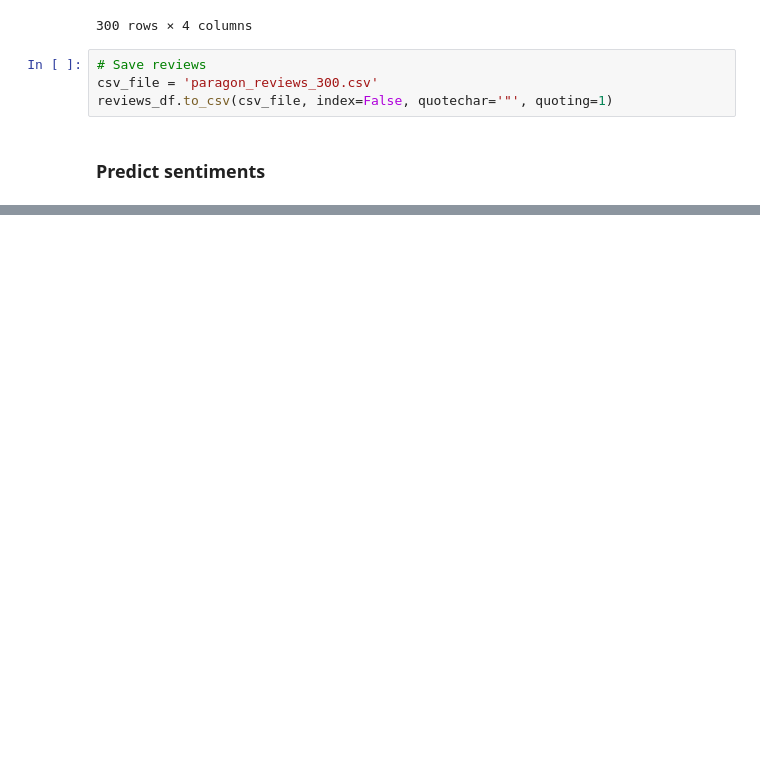
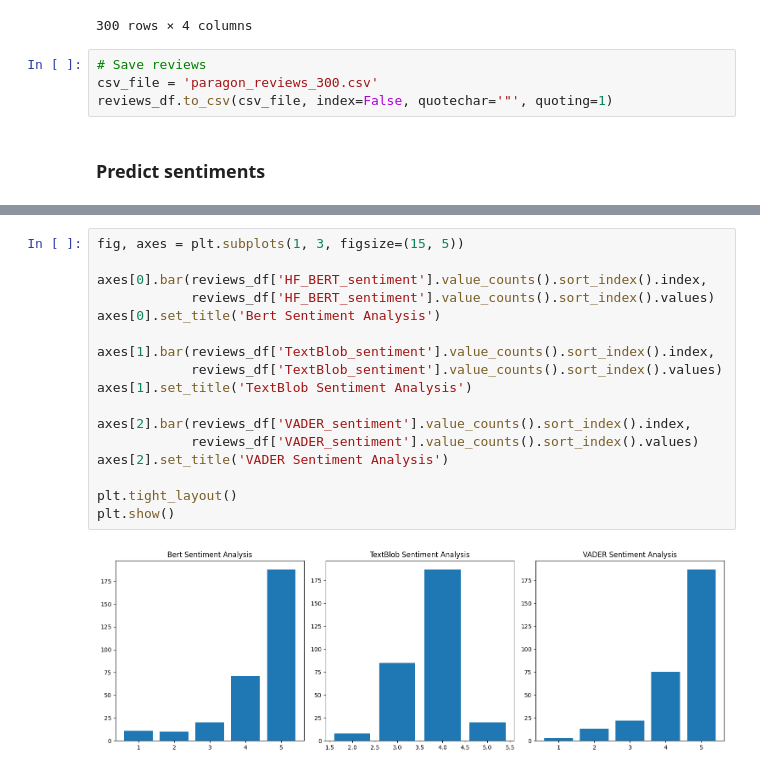
Before and after one commit to ge0rgeth0mas/Sentiment-analysis, a Jupyter notebook: sentiment_analysis/sentiment_analysis_with_BERT.ipynb, the cells around one changed output, grey strips where cells are left out. Saved outputs shown, nothing was run; the diff lists cells and outputs as text; blank space fills up the shorter version.

Commit message:
Analysis completed

```diff
--- a/sentiment_analysis/sentiment_analysis_with_BERT.ipynb
+++ b/sentiment_analysis/sentiment_analysis_with_BERT.ipynb
@@ -414,0 +314,19 @@ reviews_df
+# %%
+fig, axes = plt.subplots(1, 3, figsize=(15, 5))
+
+axes[0].bar(reviews_df['HF_BERT_sentiment'].value_counts().sort_index().index,
+            reviews_df['HF_BERT_sentiment'].value_counts().sort_index().values)
+axes[0].set_title('Bert Sentiment Analysis')
+
+axes[1].bar(reviews_df['TextBlob_sentiment'].value_counts().sort_index().index,
+            reviews_df['TextBlob_sentiment'].value_counts().sort_index().values)
+axes[1].set_title('TextBlob Sentiment Analysis')
+
+axes[2].bar(reviews_df['VADER_sentiment'].value_counts().sort_index().index,
+            reviews_df['VADER_sentiment'].value_counts().sort_index().values)
+axes[2].set_title('VADER Sentiment Analysis')
+
+plt.tight_layout()
+plt.show()
+# %% [output]
+[figure, added]
```
Also changed, not shown: parts of 65 cells of this notebook, 2 other files.
